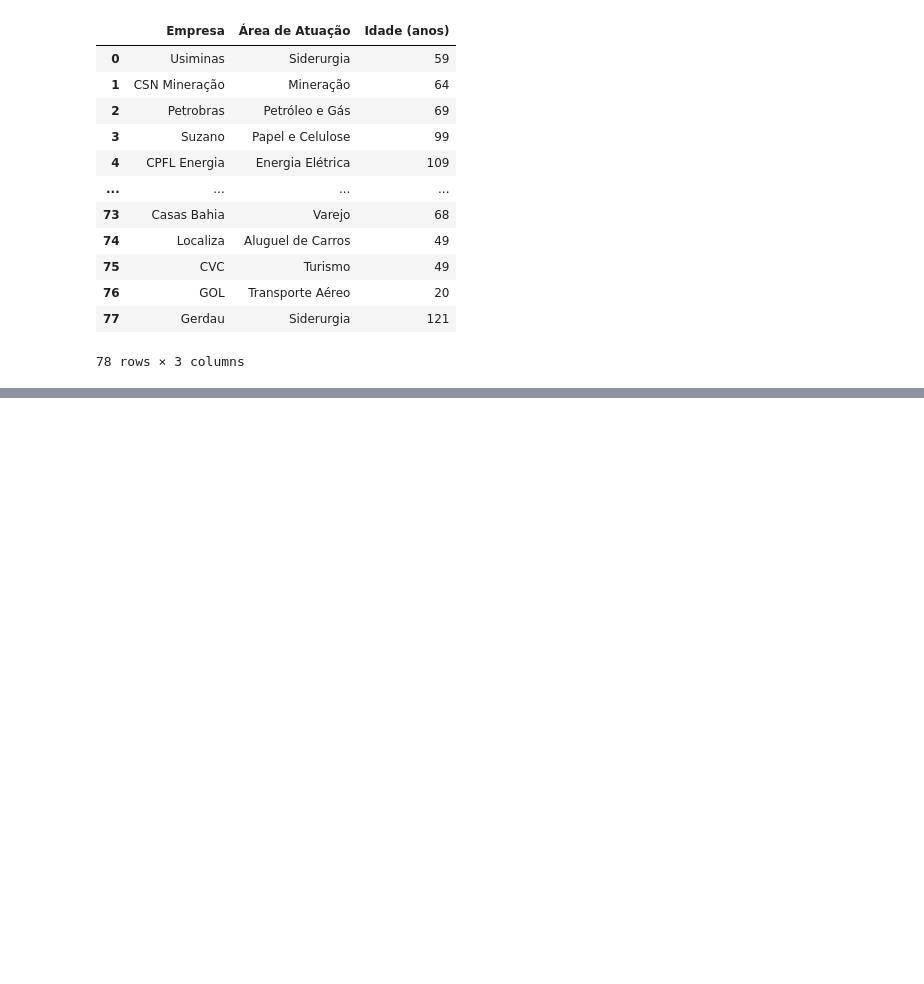
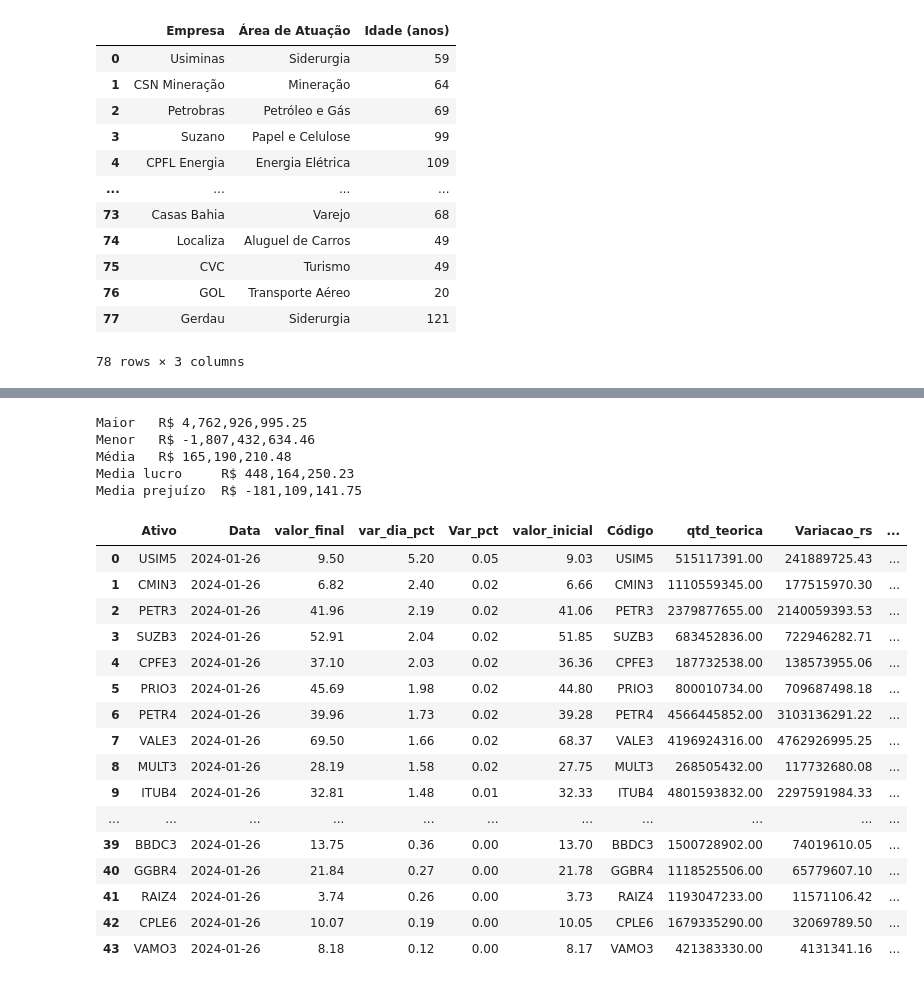
Before and after one commit to ivosneto/Imersao-Alura, a Jupyter notebook: Imersão_Python.ipynb, the cells around one changed output, grey strips where cells are left out. Drawn from its saved outputs; the diff is of its cells as text; code cells hidden in the pictures; blank space fills up the shorter version.

```diff
--- a/Imersão_Python.ipynb
+++ b/Imersão_Python.ipynb
@@ -73,0 +237,3 @@ df_chatgpt
+# %%
+df_principal['Resultado'] = df_principal['Variacao_rs'].apply(lambda x: 'Subiu' if x > 0 else ('Desceu' if x < 0 else 'Estável'))
+df_principal
@@ -73,0 +254,4 @@ df_chatgpt
+# %%
+df_principal = df_principal.merge(df_ticker, left_on='Ativo', right_on='Ticker', how='left')
+df_principal = df_principal.drop(columns=['Ticker'])
+df_principal
@@ -73,0 +272,4 @@ df_chatgpt
+# %%
+df_principal = df_principal.merge(df_chatgpt, left_on='Nome', right_on='Empresa', how='left')
+df_principal = df_principal.drop(columns=['Empresa'])
+df_principal
@@ -73,0 +290,3 @@ df_chatgpt
+# %%
+df_principal['cat-idade'] = df_principal['Idade (anos)'].apply(lambda x: "Mais de 100" if x > 100 else ("Menos de 50" if x < 50 else "Entre 50 e 100"))
+df_principal
@@ -73,0 +307,49 @@ df_chatgpt
+# %%
+# Calcular o maior valor
+maior = df_principal['Variacao_rs'].max()
+
+# Calcular o menor valor
+menor = df_principal['Variacao_rs'].min()
+
+# Calcular a média
+media = df_principal['Variacao_rs'].mean()
+
+# Calcular a média de lucro
+media_lucro = df_principal[df_principal['Resultado'] == 'Subiu']['Variacao_rs'].mean()
+
+# Calcular a média de prejuízo
+media_prejuizo = df_principal[df_principal['Resultado'] == 'Desceu']['Variacao_rs'].mean()
+
+# Imprimir os resultados
+print(f"Maior\tR$ {maior:,.2f}")
+print(f"Menor\tR$ {menor:,.2f}")
+print(f"Média\tR$ {media:,.2f}")
+print(f"Media lucro\tR$ {media_lucro:,.2f}")
+print(f"Media prejuízo\tR$ {media_prejuizo:,.2f}")
+# %% [output]
+Maior   R$ 4,762,926,995.25
+Menor   R$ -1,807,432,634.46
+Média   R$ 165,190,210.48
+Media lucro     R$ 448,164,250.23
+Media prejuízo  R$ -181,109,141.75
+# %%
+df_principal_subiu = df_principal[df_principal['Resultado'] == 'Subiu']
+df_principal_subiu
+# %% [output]
+|  | Ativo | Data | valor_final | var_dia_pct | Var_pct | valor_inicial | Código | qtd_teorica | Variacao_rs | ... |
+| 0 | USIM5 | 2024-01-26 | 9.50 | 5.20 | 0.05 | 9.03 | USIM5 | 515117391.00 | 241889725.43 | ... |
+| 1 | CMIN3 | 2024-01-26 | 6.82 | 2.40 | 0.02 | 6.66 | CMIN3 | 1110559345.00 | 177515970.30 | ... |
+| 2 | PETR3 | 2024-01-26 | 41.96 | 2.19 | 0.02 | 41.06 | PETR3 | 2379877655.00 | 2140059393.53 | ... |
+| 3 | SUZB3 | 2024-01-26 | 52.91 | 2.04 | 0.02 | 51.85 | SUZB3 | 683452836.00 | 722946282.71 | ... |
+| 4 | CPFE3 | 2024-01-26 | 37.10 | 2.03 | 0.02 | 36.36 | CPFE3 | 187732538.00 | 138573955.06 | ... |
+| 5 | PRIO3 | 2024-01-26 | 45.69 | 1.98 | 0.02 | 44.80 | PRIO3 | 800010734.00 | 709687498.18 | ... |
+| 6 | PETR4 | 2024-01-26 | 39.96 | 1.73 | 0.02 | 39.28 | PETR4 | 4566445852.00 | 3103136291.22 | ... |
+| 7 | VALE3 | 2024-01-26 | 69.50 | 1.66 | 0.02 | 68.37 | VALE3 | 4196924316.00 | 4762926995.25 | ... |
+| 8 | MULT3 | 2024-01-26 | 28.19 | 1.58 | 0.02 | 27.75 | MULT3 | 268505432.00 | 117732680.08 | ... |
+| 9 | ITUB4 | 2024-01-26 | 32.81 | 1.48 | 0.01 | 32.33 | ITUB4 | 4801593832.00 | 2297591984.33 | ... |
+| ... | ... | ... | ... | ... | ... | ... | ... | ... | ... | ... |
+| 39 | BBDC3 | 2024-01-26 | 13.75 | 0.36 | 0.00 | 13.70 | BBDC3 | 1500728902.00 | 74019610.05 | ... |
+| 40 | GGBR4 | 2024-01-26 | 21.84 | 0.27 | 0.00 | 21.78 | GGBR4 | 1118525506.00 | 65779607.10 | ... |
+| 41 | RAIZ4 | 2024-01-26 | 3.74 | 0.26 | 0.00 | 3.73 | RAIZ4 | 1193047233.00 | 11571106.42 | ... |
+| 42 | CPLE6 | 2024-01-26 | 10.07 | 0.19 | 0.00 | 10.05 | CPLE6 | 1679335290.00 | 32069789.50 | ... |
+| 43 | VAMO3 | 2024-01-26 | 8.18 | 0.12 | 0.00 | 8.17 | VAMO3 | 421383330.00 | 4131341.16 | ... |
```
Also changed, not shown: parts of 22 cells of this notebook.
